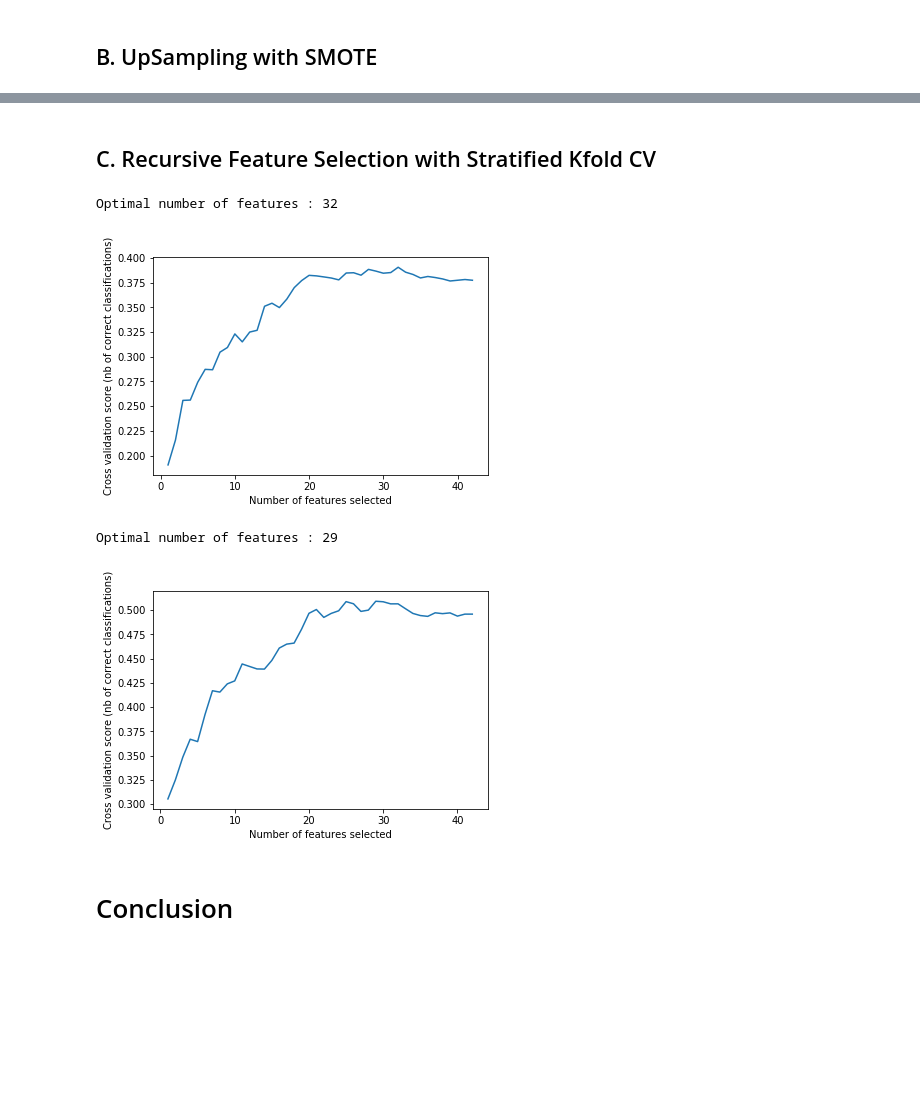
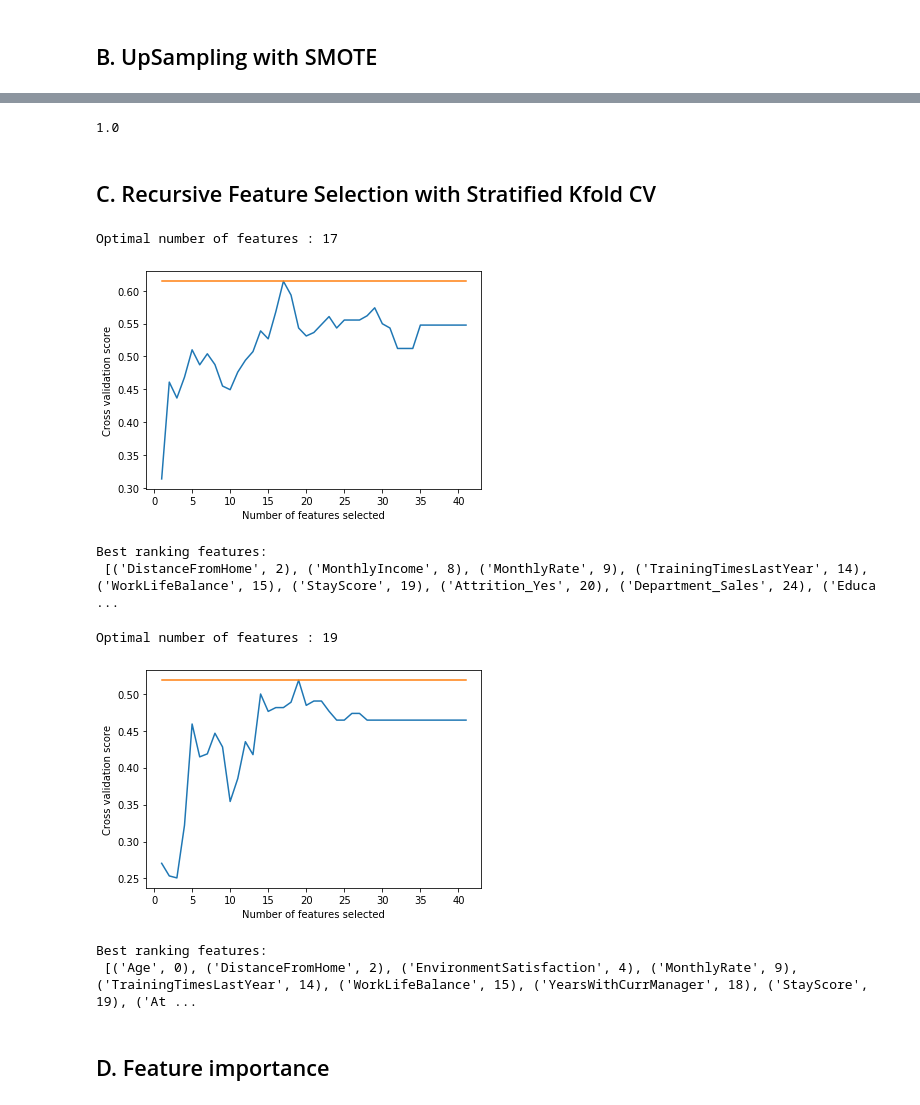
Before and after one commit to HenrikPereira/EDSBproject, a Jupyter notebook: Scripts/Data_models.ipynb, the cells around one changed output, grey strips where cells are left out. Saved outputs shown, nothing was run; the diff lists cells and outputs as text; code cells hidden in the pictures; blank space fills up the shorter version.

Commit message:
Checkpoint predictive data models

```diff
--- a/Scripts/Data_models.ipynb
+++ b/Scripts/Data_models.ipynb
@@ -83,7 +81,7 @@ min         0.000000
 max        10.000000
 Name: StayScore, dtype: float64
 # %%
-df.drop(columns=['JobLevel', 'EmployeeNumber', 'TotalWorkingYears', 'NumCompaniesWorked'], inplace=True)
+df.drop(columns=['JobLevel', 'EmployeeNumber', 'TotalWorkingYears', 'NumCompaniesWorked', 'YearsAtCompany'], inplace=True)
 # %%
 objects = df.describe(include='O').columns.tolist()
 non_objs = df.describe().columns.tolist()
@@ -113,7 +106,7 @@ df_pre_ss = pd.concat([df[objects], pd.DataFrame(minmax.fit_transform(df[non_obj
 # %% [markdown]
 Making some dummies
 # %%
-finaldf = pd.get_dummies(df_pre_ss, drop_first=True)
+finaldf = pd.get_dummies(df, drop_first=True)
 # %%
 n_features = len(finaldf.columns)
 n_features
@@ -133,13 +126,14 @@ Further on, the models will be evaluated on using Stratified K Fold Testing (90%
 # test 10%; val 10%; train 80%
 train_df, test_df = train_test_split(finaldf, test_size=0.1, random_state=123, stratify=finaldf.Attrition_Yes)
 
+minmax = MinMaxScaler()
 # Form np arrays of labels and features
-train_labels = np.array(train_df.pop('Attrition_Yes'))
+train_labels = np.array(train_df.Attrition_Yes)
 bool_train_labels = train_labels != 0
-test_labels = np.array(test_df.pop('Attrition_Yes'))
+test_labels = np.array(test_df.Attrition_Yes)
 
-train_features = np.array(train_df)
-test_features = np.array(test_df)
+train_features = minmax.fit_transform(train_df.drop('Attrition_Yes', axis=1))
+test_features = minmax.fit_transform(test_df.drop('Attrition_Yes', axis=1))
 
 print('Training labels shape:', train_labels.shape)
 print('Test labels shape:', test_labels.shape)
@@ -978,44 +996,68 @@ plt.show()
+# %%
+neg, pos = np.bincount(train_labels_res)
+neg/pos
+# %% [output]
+1.0
 # %% [markdown]
 ## C. Recursive Feature Selection with Stratified Kfold CV
 # %%
 from sklearn.feature_selection import RFECV
 
 # Logistic Model
-rfecv = RFECV(estimator=model_logistic, step=1, cv=StratifiedKFold(3, shuffle=True, random_state=0),
-              scoring='precision')
-rfecv.fit(finaldf.drop(['Attrition_Yes'], axis=1), finaldf.Attrition_Yes)
+rfecv = RFECV(estimator=model_logistic, step=1, cv=StratifiedKFold(5, shuffle=True, random_state=0),
+              scoring='f1')
+#rfecv.fit(finaldf.drop(['Attrition_Yes'], axis=1), finaldf.Attrition_Yes)
+rfecv.fit(test_features, test_labels)
 
 print("Optimal number of features : %d" % rfecv.n_features_)
 
 # Plot number of features VS. cross-validation scores
 plt.figure()
 plt.xlabel("Number of features selected")
-plt.ylabel("Cross validation score (nb of correct classifications)")
+plt.ylabel("Cross validation score")
 plt.plot(range(1, len(rfecv.grid_scores_) + 1), rfecv.grid_scores_)
+plt.plot(range(1, len(rfecv.grid_scores_) + 1), [max(rfecv.grid_scores_) for i in range(1, len(rfecv.grid_scores_) + 1)])
 plt.show()
 # %% [output]
-Optimal number of features : 32
+Optimal number of features : 17
-[figure, old version]
+[figure, new version]
+# %%
+l = []
+for (i, feat), rank in zip(enumerate(test_df.columns), rfecv.ranking_):
+    if rank == 1:
+        l.append((feat, i))
+print('Best ranking features:\n',l)
+# %% [output]
+Best ranking features:
+ [('DistanceFromHome', 2), ('MonthlyIncome', 8), ('MonthlyRate', 9), ('TrainingTimesLastYear', 14), ('WorkLifeBalance', 15), ('StayScore', 19), ('Attrition_Yes', 20), ('Department_Sales', 24), ('Educa ...
 # %%
-from sklearn.model_selection import StratifiedKFold
-from sklearn.feature_selection import RFECV
-
 # LinearSVC Model
-rfecv = RFECV(estimator=model_LinearSVC, step=1, cv=StratifiedKFold(3, shuffle=True, random_state=0),
+rfecv = RFECV(estimator=model_LinearSVC, step=1, cv=StratifiedKFold(5, shuffle=True, random_state=0),
               scoring='f1')
-rfecv.fit(finaldf.drop(['Attrition_Yes'], axis=1), finaldf.Attrition_Yes)
+#rfecv.fit(finaldf.drop(['Attrition_Yes'], axis=1), finaldf.Attrition_Yes)
+rfecv.fit(test_features, test_labels)
 
 print("Optimal number of features : %d" % rfecv.n_features_)
 
 # Plot number of features VS. cross-validation scores
 plt.figure()
 plt.xlabel("Number of features selected")
-plt.ylabel("Cross validation score (nb of correct classifications)")
+plt.ylabel("Cross validation score")
 plt.plot(range(1, len(rfecv.grid_scores_) + 1), rfecv.grid_scores_)
+plt.plot(range(1, len(rfecv.grid_scores_) + 1), [max(rfecv.grid_scores_) for i in range(1, len(rfecv.grid_scores_) + 1)])
 plt.show()
 # %% [output]
-Optimal number of features : 29
+Optimal number of features : 19
-[figure, old version]
+[figure, new version]
-# %% [markdown]
-# Conclusion
+# %%
+l = []
+for (i, feat), rank in zip(enumerate(test_df.columns), rfecv.ranking_):
+    if rank == 1:
+        l.append((feat, i))
+print('Best ranking features:\n',l)
+# %% [output]
+Best ranking features:
+ [('Age', 0), ('DistanceFromHome', 2), ('EnvironmentSatisfaction', 4), ('MonthlyRate', 9), ('TrainingTimesLastYear', 14), ('WorkLifeBalance', 15), ('YearsWithCurrManager', 18), ('StayScore', 19), ('At ...
+# %% [markdown]
+## D. Feature importance
 # %%
```
Also changed, not shown: parts of 67 cells of this notebook, 2 other files.
